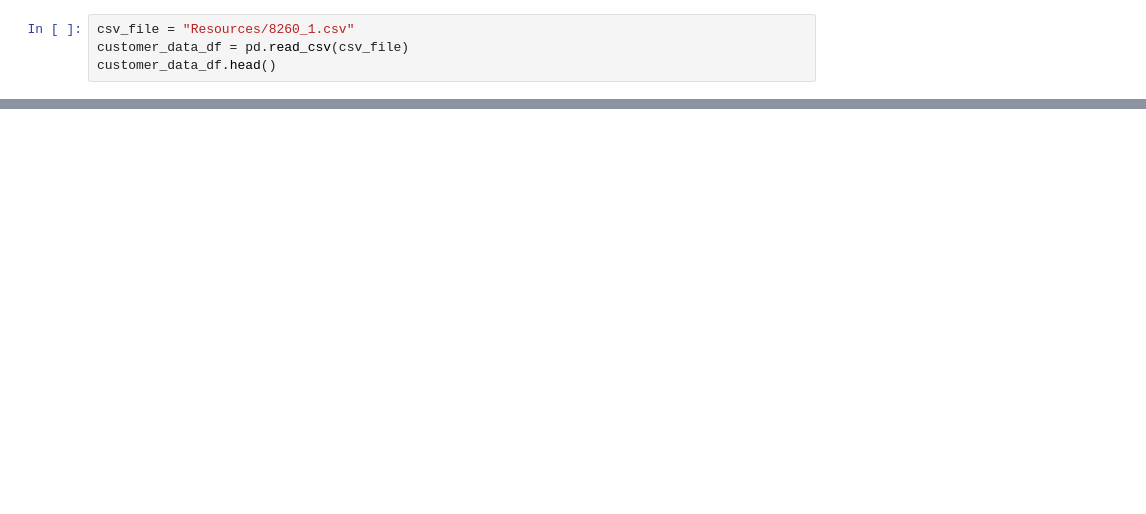
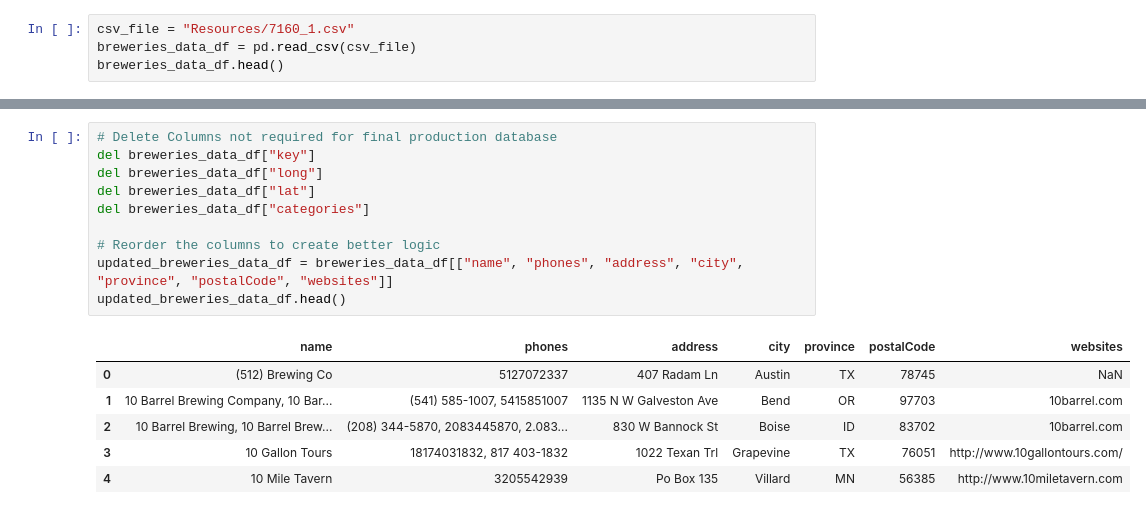
Before and after one commit to melindaeudy/ETL-Project, a Jupyter notebook: ETL.ipynb, the cells around one changed output, grey strips where cells are left out. Cells and saved outputs as stored; diff of their text form; blank space fills up the shorter version.

```diff
--- a/ETL.ipynb
+++ b/ETL.ipynb
@@ -12,5 +17,5 @@ STORE CSV INTO DATAFRAME
 # %%
-csv_file = "Resources/8260_1.csv"
-customer_data_df = pd.read_csv(csv_file)
-customer_data_df.head()
+csv_file = "Resources/7160_1.csv"
+breweries_data_df = pd.read_csv(csv_file)
+breweries_data_df.head()
 # %% [output]
@@ -103,0 +39,17 @@ print(json.dumps(response, indent=4, sort_keys=True))
+# %%
+# Delete Columns not required for final production database
+del breweries_data_df["key"]
+del breweries_data_df["long"]
+del breweries_data_df["lat"]
+del breweries_data_df["categories"]
+
+# Reorder the columns to create better logic
+updated_breweries_data_df = breweries_data_df[["name", "phones", "address", "city", "province", "postalCode", "websites"]]
+updated_breweries_data_df.head()
+# %% [output]
+|  | name | phones | address | city | province | postalCode | websites |
+| 0 | (512) Brewing Co | 5127072337 | 407 Radam Ln | Austin | TX | 78745 | NaN |
+| 1 | 10 Barrel Brewing Company, 10 Bar... | (541) 585-1007, 5415851007 | 1135 N W Galveston Ave | Bend | OR | 97703 | 10barrel.com |
+| 2 | 10 Barrel Brewing, 10 Barrel Brew... | (208) 344-5870, 2083445870, 2.083... | 830 W Bannock St | Boise | ID | 83702 | 10barrel.com |
+| 3 | 10 Gallon Tours | 18174031832, 817 403-1832 | 1022 Texan Trl | Grapevine | TX | 76051 | http://www.10gallontours.com/ |
+| 4 | 10 Mile Tavern | 3205542939 | Po Box 135 | Villard | MN | 56385 | http://www.10miletavern.com |
```
Also changed, not shown: parts of 19 cells of this notebook.
